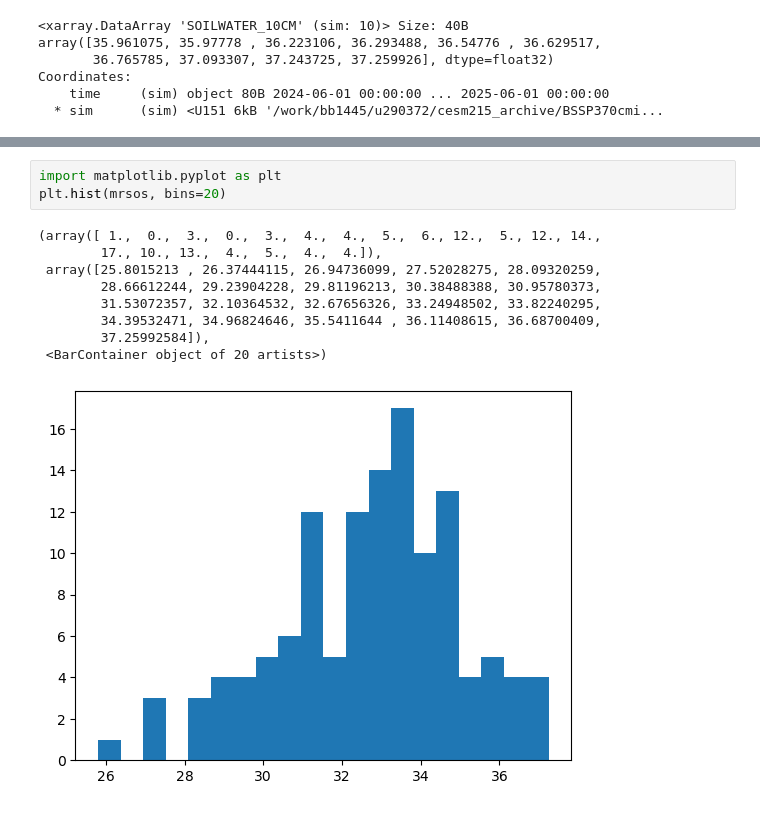
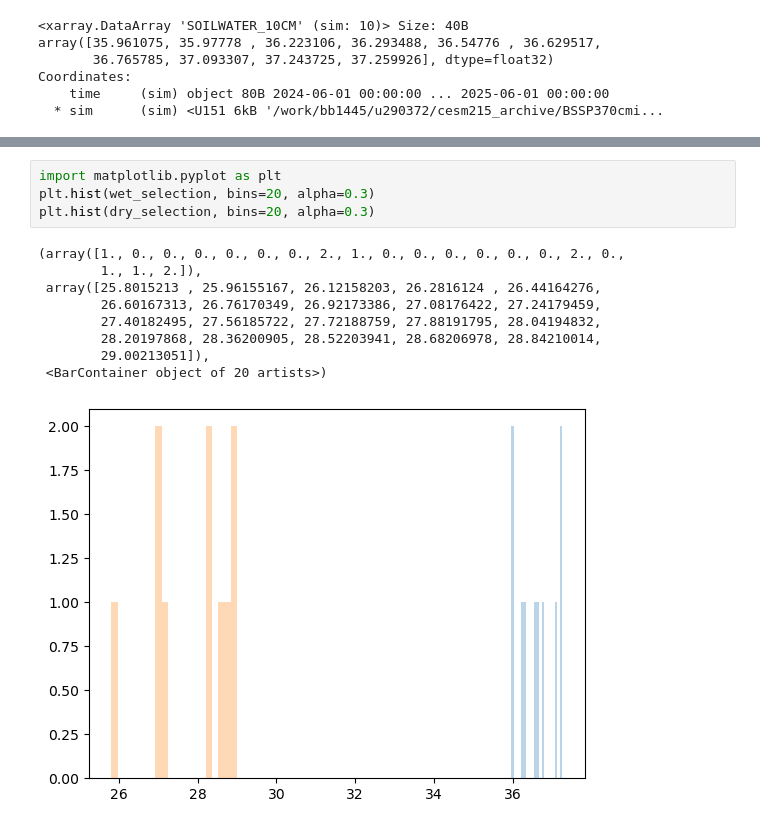
Before and after one commit to peterpeterp/REA_heat_wEU_JJA, a Jupyter notebook: experiment_configuration/initial_conditions/dry_and_wet_identification.ipynb, the cells around one changed output, grey strips where cells are left out. Saved outputs shown, nothing was run; the diff lists cells and outputs as text.

```diff
--- a/experiment_configuration/initial_conditions/dry_and_wet_identification.ipynb
+++ b/experiment_configuration/initial_conditions/dry_and_wet_identification.ipynb
@@ -87,13 +99,14 @@ wet_selection.sim.values
 # %%
 import matplotlib.pyplot as plt
-plt.hist(mrsos, bins=20)
+plt.hist(wet_selection, bins=20, alpha=0.3)
+plt.hist(dry_selection, bins=20, alpha=0.3)
 # %% [output]
-(array([ 1.,  0.,  3.,  0.,  3.,  4.,  4.,  5.,  6., 12.,  5., 12., 14.,
-        17., 10., 13.,  4.,  5.,  4.,  4.]),
- array([25.8015213 , 26.37444115, 26.94736099, 27.52028275, 28.09320259,
-        28.66612244, 29.23904228, 29.81196213, 30.38488388, 30.95780373,
-        31.53072357, 32.10364532, 32.67656326, 33.24948502, 33.82240295,
-        34.39532471, 34.96824646, 35.5411644 , 36.11408615, 36.68700409,
-        37.25992584]),
+(array([1., 0., 0., 0., 0., 0., 0., 2., 1., 0., 0., 0., 0., 0., 0., 2., 0.,
+        1., 1., 2.]),
+ array([25.8015213 , 25.96155167, 26.12158203, 26.2816124 , 26.44164276,
+        26.60167313, 26.76170349, 26.92173386, 27.08176422, 27.24179459,
+        27.40182495, 27.56185722, 27.72188759, 27.88191795, 28.04194832,
+        28.20197868, 28.36200905, 28.52203941, 28.68206978, 28.84210014,
+        29.00213051]),
  <BarContainer object of 20 artists>)
-[figure, old version]
+[figure, new version]
```
Also changed, not shown: parts of 1 cell of this notebook, 1 other file.
